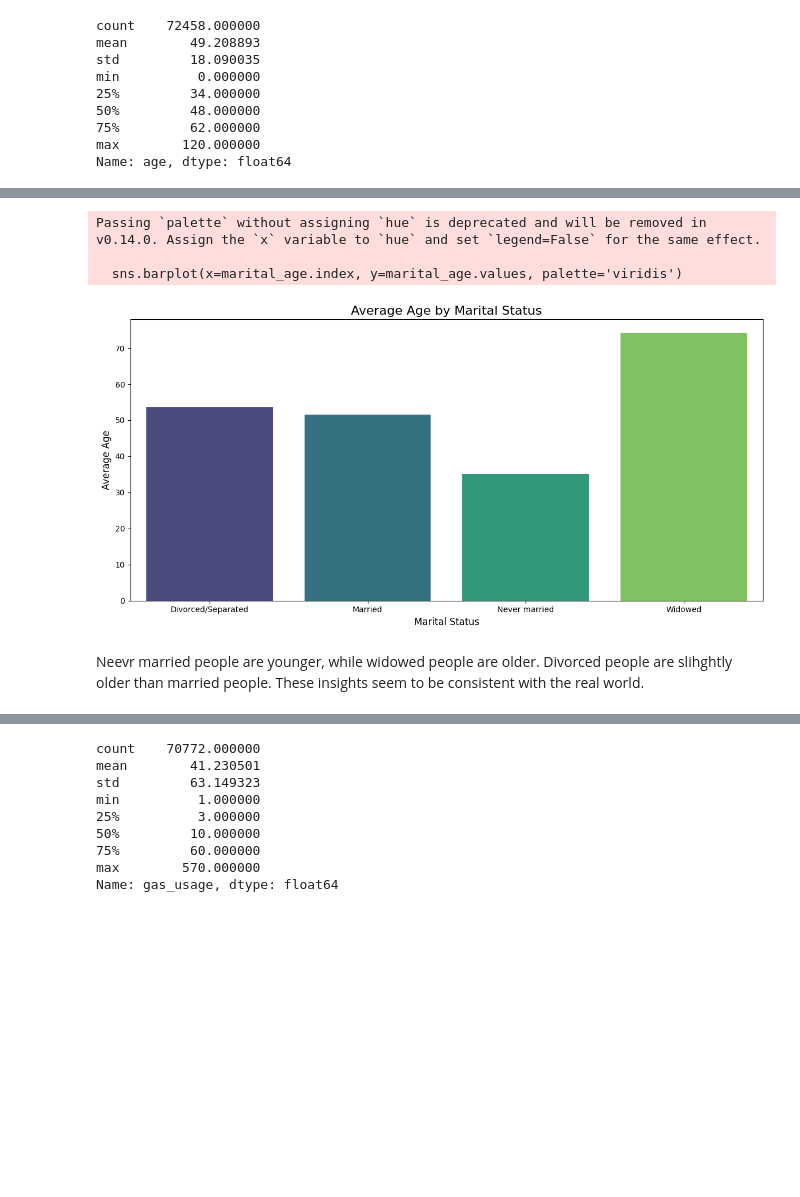
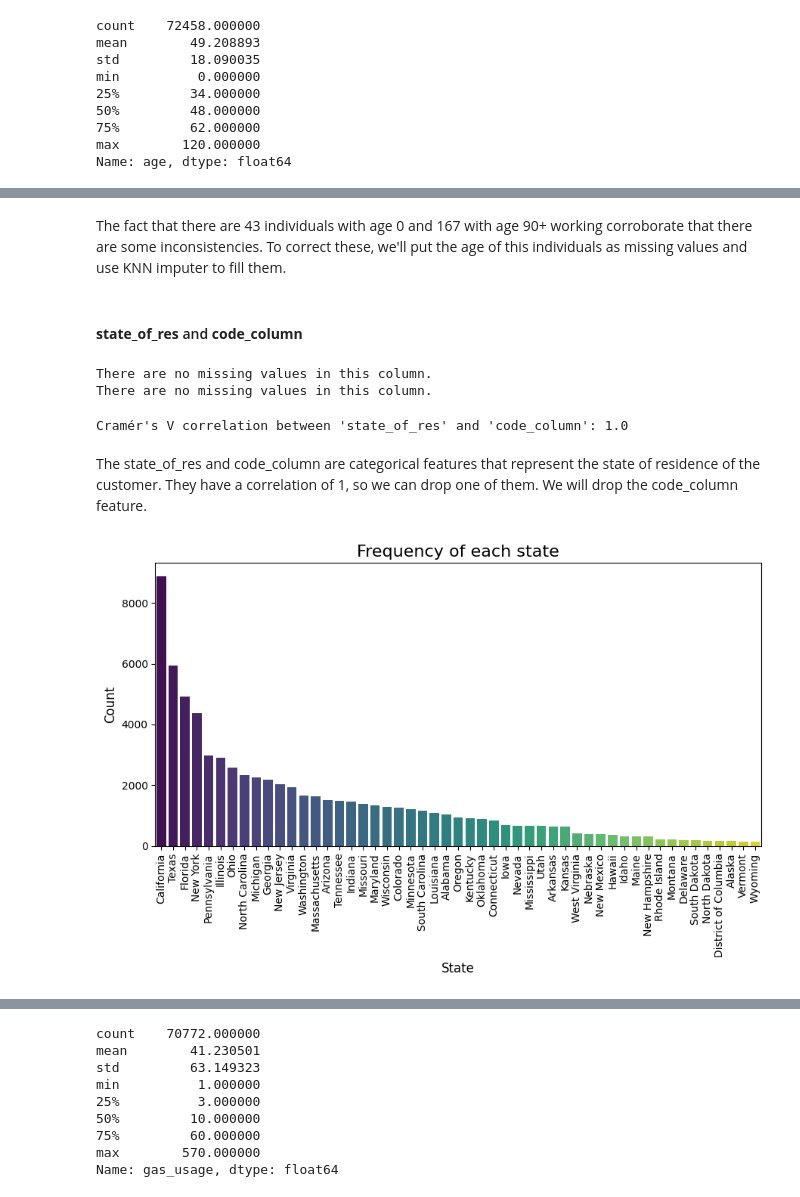
Before and after one commit to Adriano-7/feup-icd-project, a Jupyter notebook: src/main.ipynb, the cells around one changed output, grey strips where cells are left out. Cells and saved outputs as stored; diff of their text form; code cells hidden in the pictures; blank space fills up the shorter version.

```diff
--- a/src/main.ipynb
+++ b/src/main.ipynb
@@ -354,12 +366,0 @@ num_vehicles, has 1686 missing values
-# %%
-# Number of vehicles by age...
-# group ages in 5 year intervals and calculate the average number of vehicles
-df['age_group'] = pd.cut(df['age'], bins=range(0, 101, 5), right=False)
-age_group_vehicles = df.groupby('age_group')['num_vehicles'].mean()
-plt.figure(figsize=(12, 6))
-age_group_vehicles.plot(kind='bar',color=['gray'])
-plt.title('Average number of vehicles by age group')
-plt.xlabel('Age group')
-plt.ylabel('Average number of vehicles')
-plt.xticks(rotation=45)
-plt.show()
@@ -425,19 +529,42 @@ Genders seem well distributed across ages... but in older people, Females are mo
+# %% [markdown]
+The fact that there are 43 individuals with age 0 and 167 with age 90+ working corroborate that there are some inconsistencies. To correct these, we'll put the age of this individuals as missing values and use KNN imputer to fill them.
+# %% [markdown]
+#### **state_of_res** and **code_column**
+# %%
+show_num_missing_values(df, 'state_of_res')
+show_num_missing_values(df, 'code_column')
+# %% [output]
+There are no missing values in this column.
+There are no missing values in this column.
+# %%
+labelencoder = LabelEncoder()
+
+df_test = df.copy()
+df_test['state_of_res_encoded'] = labelencoder.fit_transform(df_test['state_of_res'])
+df_test['code_column_encoded'] = labelencoder.fit_transform(df_test['code_column'])
+
+
+contingency_table = pd.crosstab(df_test['state_of_res_encoded'], df_test['code_column_encoded'])
+
+chi2, p, dof, ex = chi2_contingency(contingency_table)
+
+n = contingency_table.sum().sum()
+cramers_v = np.sqrt(chi2 / (n * (min(contingency_table.shape) - 1)))
+
+print(f"Cramér's V correlation between 'state_of_res' and 'code_column': {cramers_v}")
+# %% [output]
+Cramér's V correlation between 'state_of_res' and 'code_column': 1.0
+# %% [markdown]
+The state_of_res and code_column are categorical features that represent the state of residence of the customer. They have a correlation of 1, so we can drop one of them. We will drop the code_column feature.
 # %%
-# Correlation between marital status and and age
-marital_age = df_filtered_age.groupby('marital_status')['age'].mean()
-plt.figure(figsize=(12, 6))
-sns.barplot(x=marital_age.index, y=marital_age.values, palette='viridis')
-plt.title('Average Age by Marital Status', fontsize=16)
-plt.xlabel('Marital Status', fontsize=12)
-plt.ylabel('Average Age', fontsize=12)
-plt.xticks(rotation=0)
+state_counts = df['state_of_res'].value_counts()
+plt.figure(figsize=(9, 6))
+sns.barplot(x=state_counts.index, y=state_counts.values, palette='viridis', hue=state_counts.index, legend=False)
+plt.title('Frequency of each state', fontsize=16)
+plt.xlabel('State', fontsize=12)
+plt.ylabel('Count', fontsize=12)
+plt.xticks(rotation=90)
 plt.tight_layout()
 plt.show()
 # %% [output]
-Passing `palette` without assigning `hue` is deprecated and will be removed in v0.14.0. Assign the `x` variable to `hue` and set `legend=False` for the same effect.
-
-  sns.barplot(x=marital_age.index, y=marital_age.values, palette='viridis')
-[figure, old version]
+[figure, new version]
-# %% [markdown]
-Neevr married people are younger, while widowed people are older. Divorced people are slihghtly older than married people.
-These insights seem to be consistent with the real world.
```
Also changed, not shown: parts of 352 cells of this notebook, 8 other files.
